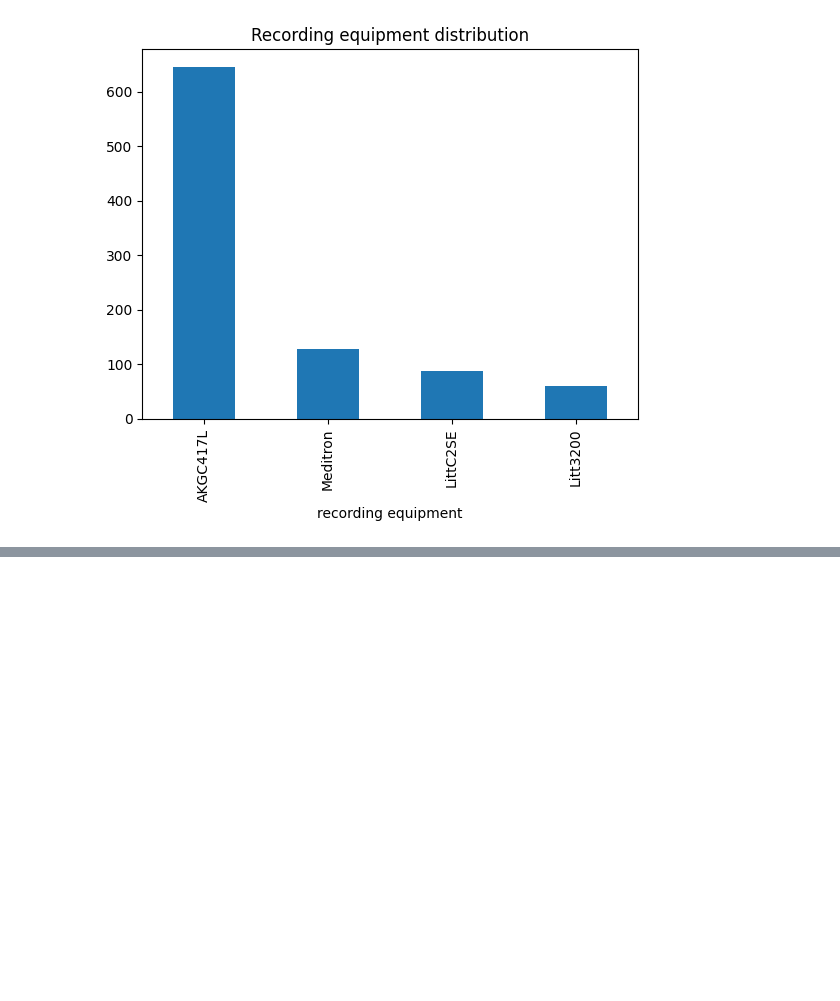
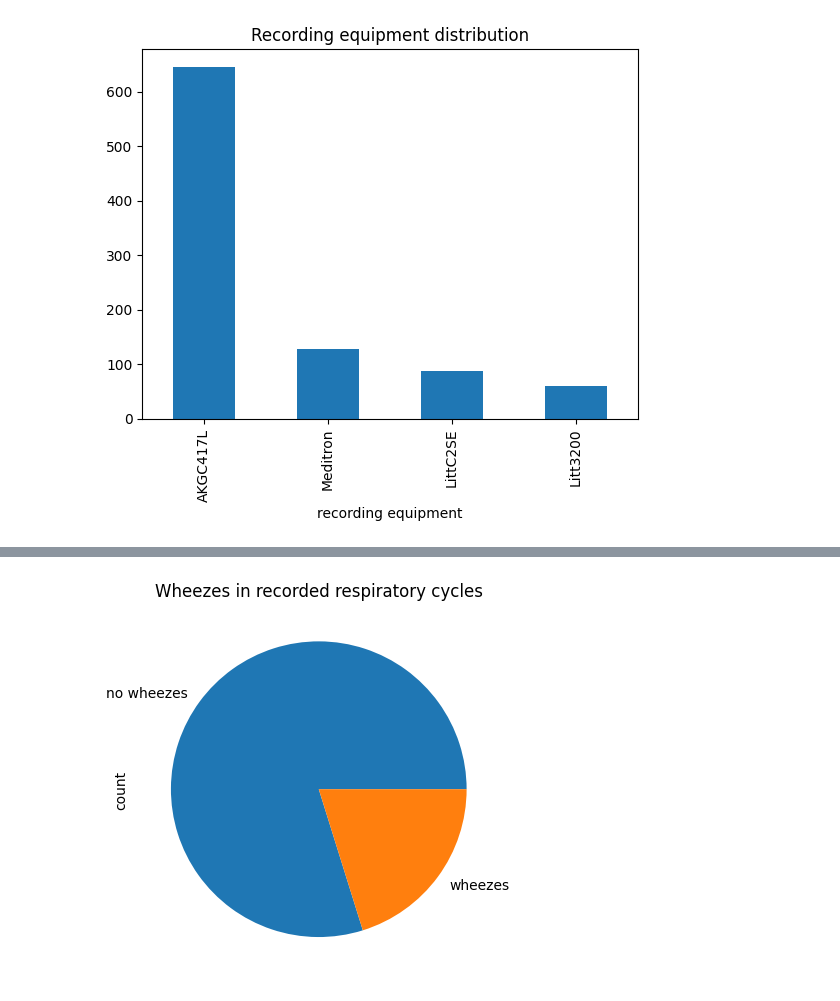
Before and after one commit to LukZawadzki/respiratory_anomalies, a Jupyter notebook: eda_preprocessing.ipynb, the cells around one changed output, grey strips where cells are left out. Cells and saved outputs as stored; diff of their text form; code cells hidden in the pictures; blank space fills up the shorter version.

```diff
--- a/eda_preprocessing.ipynb
+++ b/eda_preprocessing.ipynb
@@ -115,0 +182,6 @@ plt.show()
+# %%
+all_cycles['wheezes'].value_counts().plot(kind="pie", labels=['no wheezes', 'wheezes'])
+plt.title("Wheezes in recorded respiratory cycles")
+plt.show()
+# %% [output]
+[figure, added]
```
Also changed, not shown: parts of 15 cells of this notebook.
